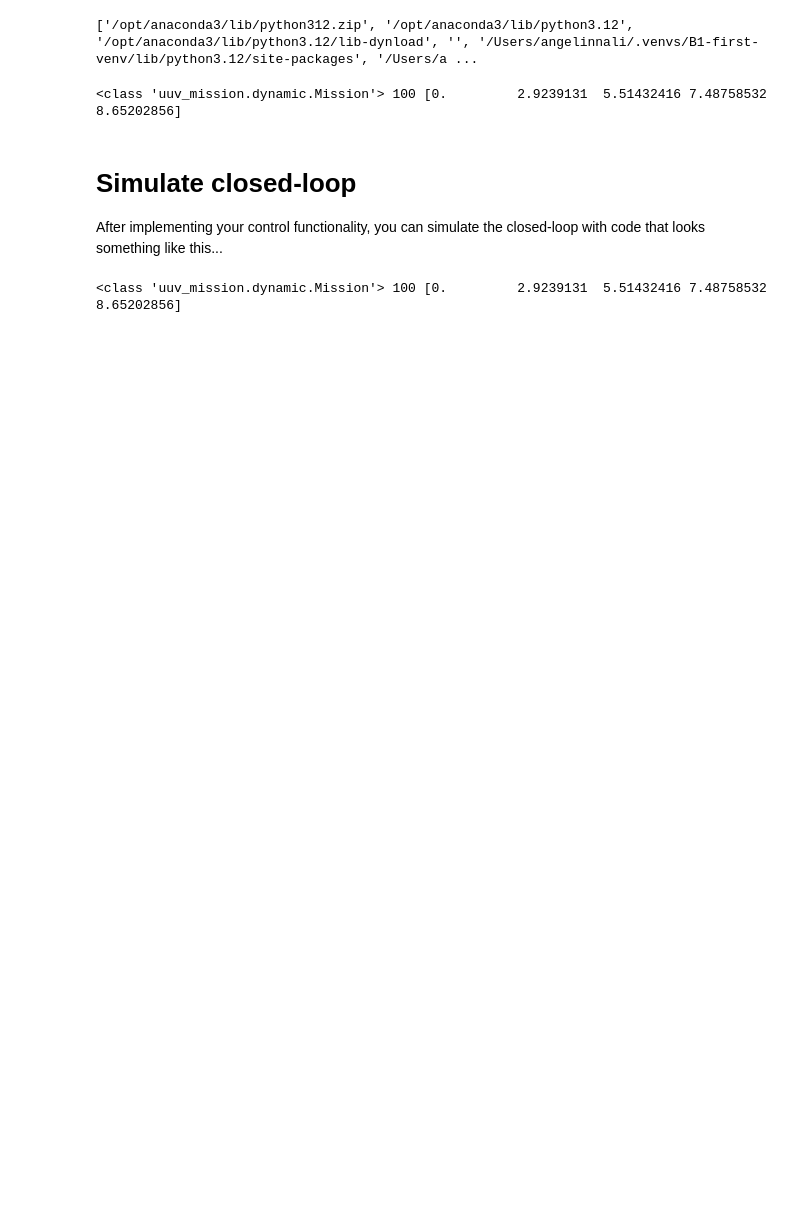
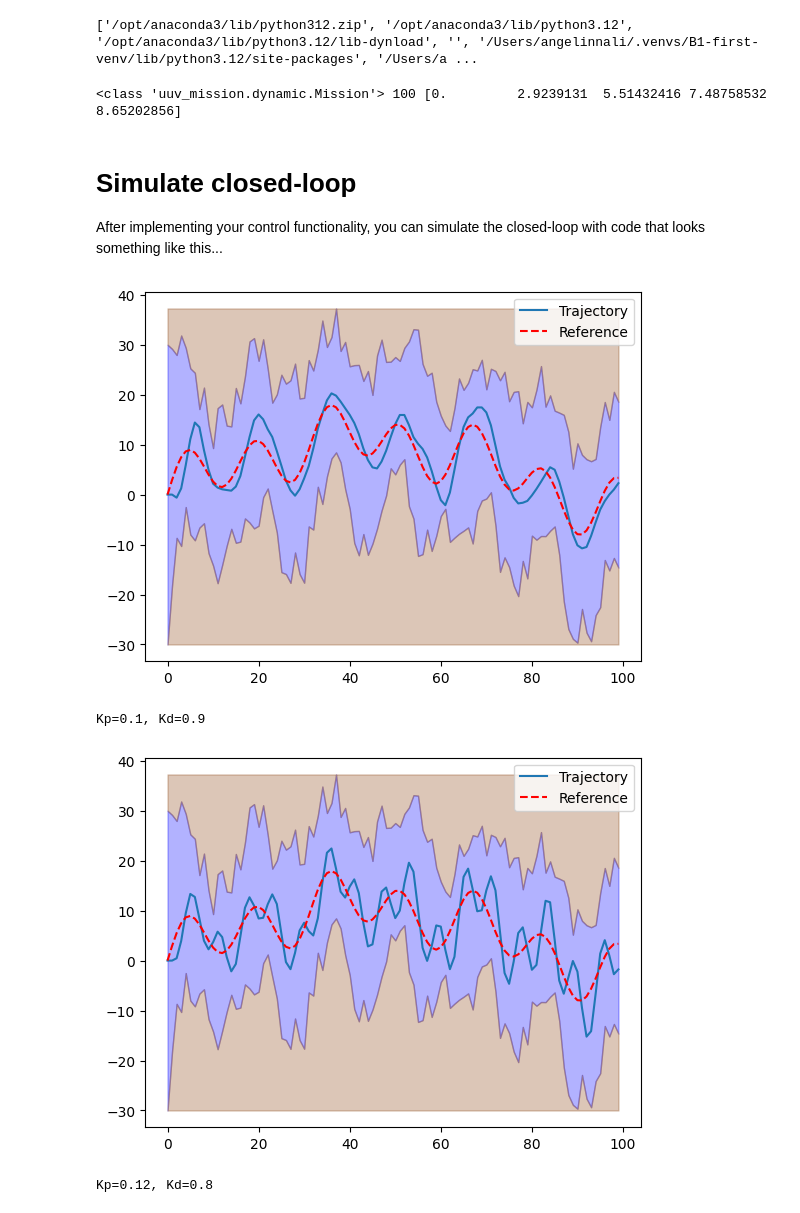
Before and after one commit to Angelinnabell/b1-coding-practical-mt24, a Jupyter notebook: notebooks/demo.ipynb, the cells around one changed output. Drawn from its saved outputs; the diff is of its cells as text; code cells hidden in the pictures; blank space fills up the shorter version.

Commit message:
Add PDController module and update simulation notebook

```diff
--- a/notebooks/demo.ipynb
+++ b/notebooks/demo.ipynb
@@ -19,16 +19,34 @@ print(type(mission), len(mission.reference), mission.reference[:5])
 # %% [markdown]
 # Simulate closed-loop
 After implementing your control functionality, you can simulate the closed-loop with code that looks something like this...
-# %%
-# Import relevant modules
-
-
-#sub = Submarine()
-# Instantiate your controller (depending on your implementation)
-closed_loop = ClosedLoop(sub, controller)
-# Load mission from the data folder
-mission = Mission.from_csv("../data/mission.csv") # You must implement this method in the Mission class
-trajectory = closed_loop.simulate_with_random_disturbances(mission)
-trajectory.plot_completed_mission(mission)
-# %% [output]
-<class 'uuv_mission.dynamic.Mission'> 100 [0.         2.9239131  5.51432416 7.48758532 8.65202856]
+# %%
+# Import relevant modules
+import numpy as np
+from uuv_mission.dynamic import Submarine, ClosedLoop, Mission
+from uuv_mission.control import PDController
+
+# Load mission from the data folder
+mission = Mission.from_csv("../data/mission.csv") # You must implement this method in the Mission class
+
+# Create submarine, controller, and closed-loop system
+sub = Submarine()
+controller = PDController(Kp=0.15, Kd=0.6)  # You can adjust the gains as needed
+closed_loop = ClosedLoop(sub, controller)
+
+# Simulate the closed-loop system with random disturbances
+trajectory = closed_loop.simulate_with_random_disturbances(mission)
+trajectory.plot_completed_mission(mission)
+
+
+# Experiment with different PD controller gains
+for Kp, Kd in [(0.1, 0.9), (0.12, 0.8)]:
+    controller = PDController(Kp=Kp, Kd=Kd)
+    loop = ClosedLoop(sub, controller)
+    trajectory = loop.simulate_with_random_disturbances(mission, variance=0.2)
+    print(f"Kp={Kp}, Kd={Kd}")
+    trajectory.plot_completed_mission(mission)
+# %% [output]
+[figure, added]
+Kp=0.1, Kd=0.9
+[figure, added]
+Kp=0.12, Kd=0.8
```
Also changed, not shown: parts of 1 cell of this notebook, 3 other files.
